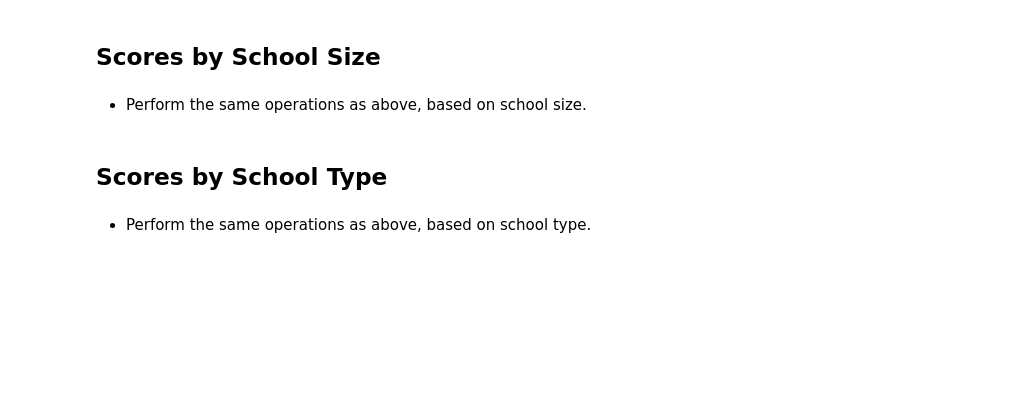
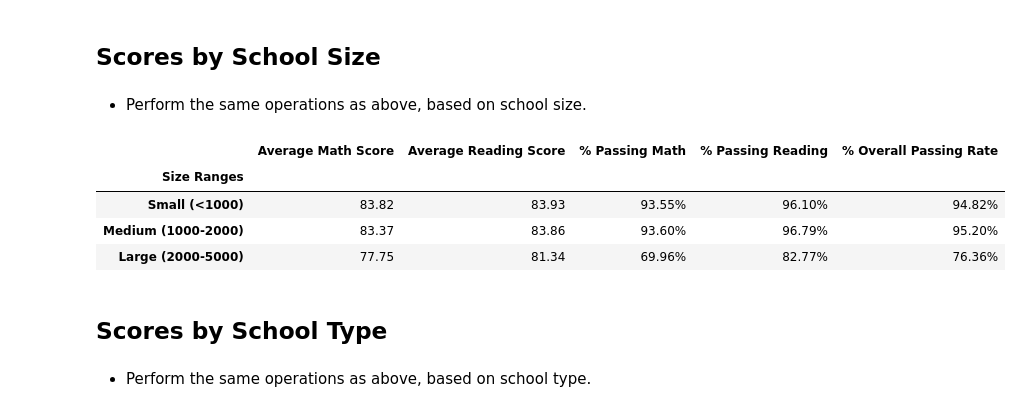
Before and after one commit to marieo31/Pandas_challenge, a Jupyter notebook: PyCitySchools.ipynb, the cells around one changed output. Saved outputs shown, nothing was run; the diff lists cells and outputs as text; code cells hidden in the pictures; blank space fills up the shorter version.

```diff
--- a/PyCitySchools.ipynb
+++ b/PyCitySchools.ipynb
@@ -349,6 +380,36 @@ group_names = ["<$585", "$585-615", "$615-645", "$645-675"]
 # Sample bins. Feel free to create your own bins.
 size_bins = [0, 1000, 2000, 5000]
 group_names = ["Small (<1000)", "Medium (1000-2000)", "Large (2000-5000)"]
+# %%
+# Cutting the School dataFrame into spending ranges
+super_school_data['Size Ranges'] = pd.cut(super_school_data['Total Students'], size_bins, labels=group_names)
+
+# Grouping by the spending Ranges
+grouped_by_sizeCat = super_school_data.groupby("Size Ranges")
+
+# Building the summary dataframe containing the score by spending range
+score_by_size = pd.DataFrame({"Average Math Score": grouped_by_sizeCat['Average Math Score'].mean(),
+                           "Average Reading Score": grouped_by_sizeCat['Average Reading Score'].mean(),
+                                  "% Passing Math": grouped_by_sizeCat['% Passing Math'].mean(),
+                               "% Passing Reading": grouped_by_sizeCat['% Passing Reading'].mean(),
+                          "% Overall Passing Rate": grouped_by_sizeCat['% Overall Passing Rate'].mean(),
+                      })
+
+# Formating
+score_by_size = format_numeric(score_by_size,"Average Math Score", "2d_float" )
+score_by_size = format_numeric(score_by_size,"Average Reading Score", "2d_float" )
+score_by_size = format_numeric(score_by_size,"% Passing Math", "percent" )
+score_by_size = format_numeric(score_by_size,"% Passing Reading", "percent" )
+score_by_size = format_numeric(score_by_size,"% Overall Passing Rate", "percent" )
+
+# Display
+score_by_size
+# %% [output]
+|  | Average Math Score | Average Reading Score | % Passing Math | % Passing Reading | % Overall Passing Rate |
+| Size Ranges |  |  |  |  |  |
+| Small (<1000) | 83.82 | 83.93 | 93.55% | 96.10% | 94.82% |
+| Medium (1000-2000) | 83.37 | 83.86 | 93.60% | 96.79% | 95.20% |
+| Large (2000-5000) | 77.75 | 81.34 | 69.96% | 82.77% | 76.36% |
 # %% [markdown]
 ## Scores by School Type
 # %% [markdown]
```
Also changed, not shown: parts of 2 cells of this notebook, 1 other file.
